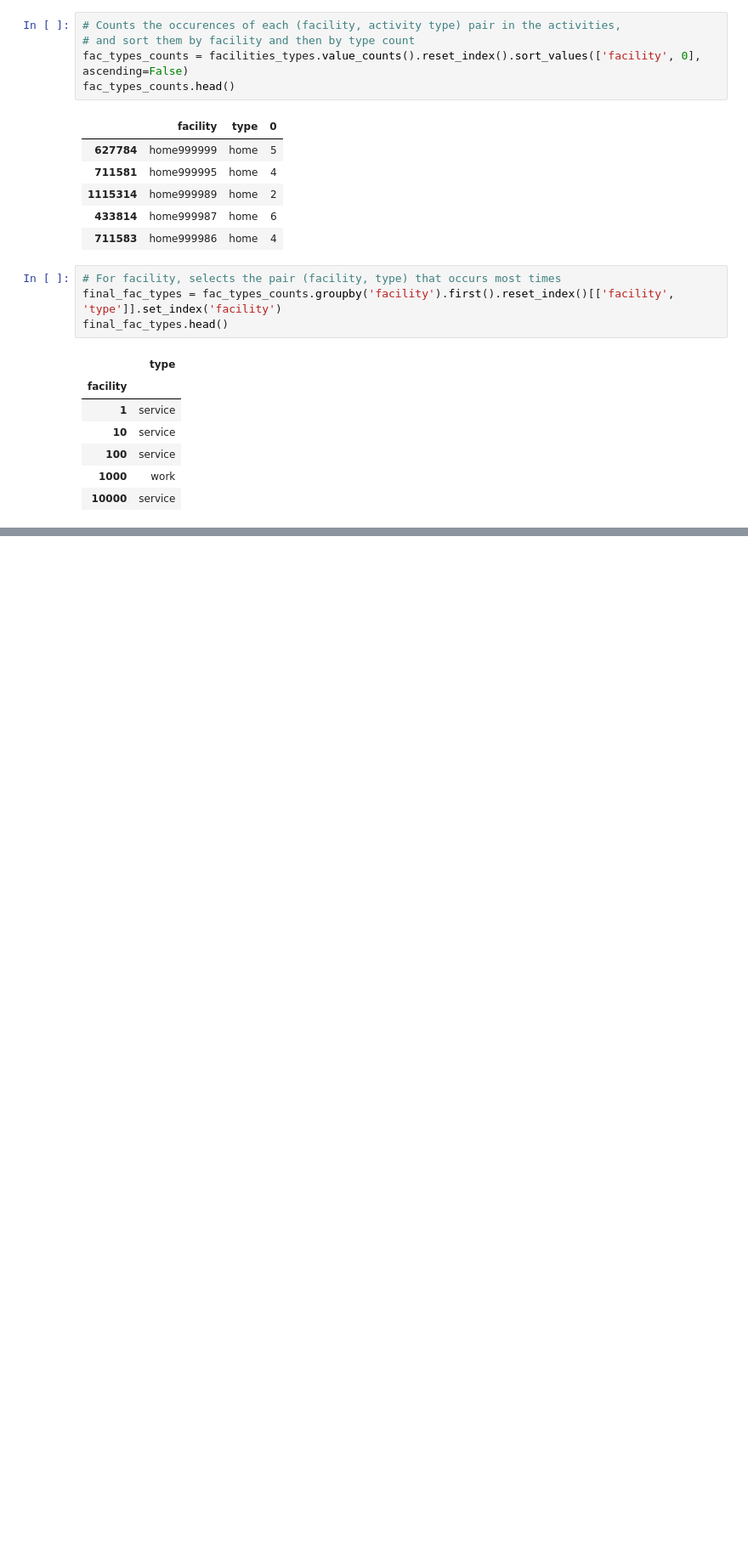
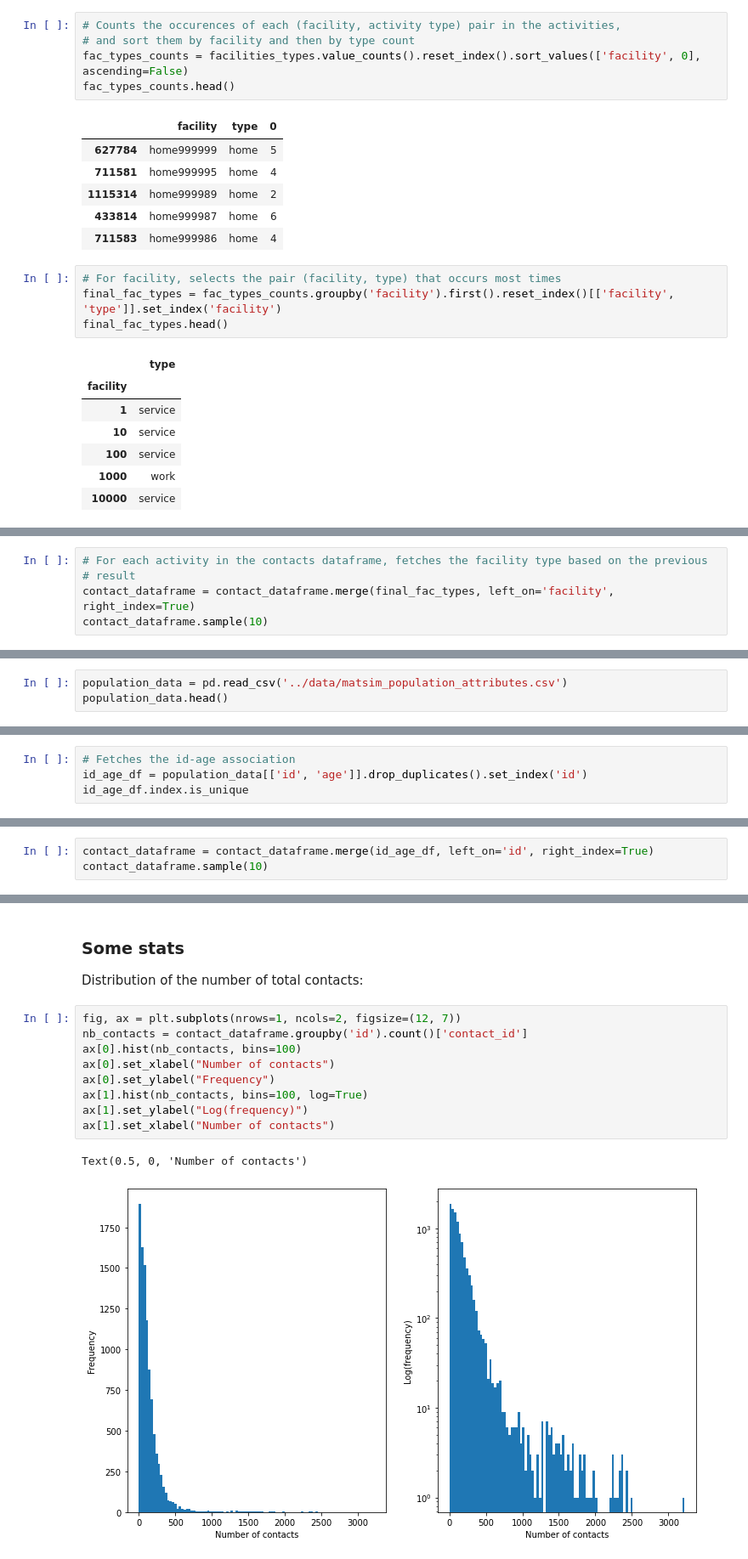
Before and after one commit to dauvillc/covid-19-switzerland, a Jupyter notebook: scripts/contact_matrices.ipynb, the cells around one changed output, grey strips where cells are left out. Shown at 85% size. Saved outputs shown, nothing was run; the diff lists cells and outputs as text; blank space fills up the shorter version.

Commit message:
Contact DataFrame complete

```diff
--- a/scripts/contact_matrices.ipynb
+++ b/scripts/contact_matrices.ipynb
@@ -227,0 +208,5 @@ contact_dataframe.sample(10)
+# %%
+# For each activity in the contacts dataframe, fetches the facility type based on the previous
+# result
+contact_dataframe = contact_dataframe.merge(final_fac_types, left_on='facility', right_index=True)
+contact_dataframe.sample(10)
@@ -227,0 +228,3 @@ contact_dataframe.sample(10)
+# %%
+population_data = pd.read_csv('../data/matsim_population_attributes.csv')
+population_data.head()
@@ -227,0 +238,4 @@ contact_dataframe.sample(10)
+# %%
+# Fetches the id-age association
+id_age_df = population_data[['id', 'age']].drop_duplicates().set_index('id')
+id_age_df.index.is_unique
@@ -227,0 +244,3 @@ contact_dataframe.sample(10)
+# %%
+contact_dataframe = contact_dataframe.merge(id_age_df, left_on='id', right_index=True)
+contact_dataframe.sample(10)
@@ -227,0 +259,15 @@ contact_dataframe.sample(10)
+# %% [markdown]
+### Some stats
+Distribution of the number of total contacts:
+# %%
+fig, ax = plt.subplots(nrows=1, ncols=2, figsize=(12, 7))
+nb_contacts = contact_dataframe.groupby('id').count()['contact_id']
+ax[0].hist(nb_contacts, bins=100)
+ax[0].set_xlabel("Number of contacts")
+ax[0].set_ylabel("Frequency")
+ax[1].hist(nb_contacts, bins=100, log=True)
+ax[1].set_ylabel("Log(frequency)")
+ax[1].set_xlabel("Number of contacts")
+# %% [output]
+Text(0.5, 0, 'Number of contacts')
+[figure, added]
```
Also changed, not shown: parts of 15 cells of this notebook.
